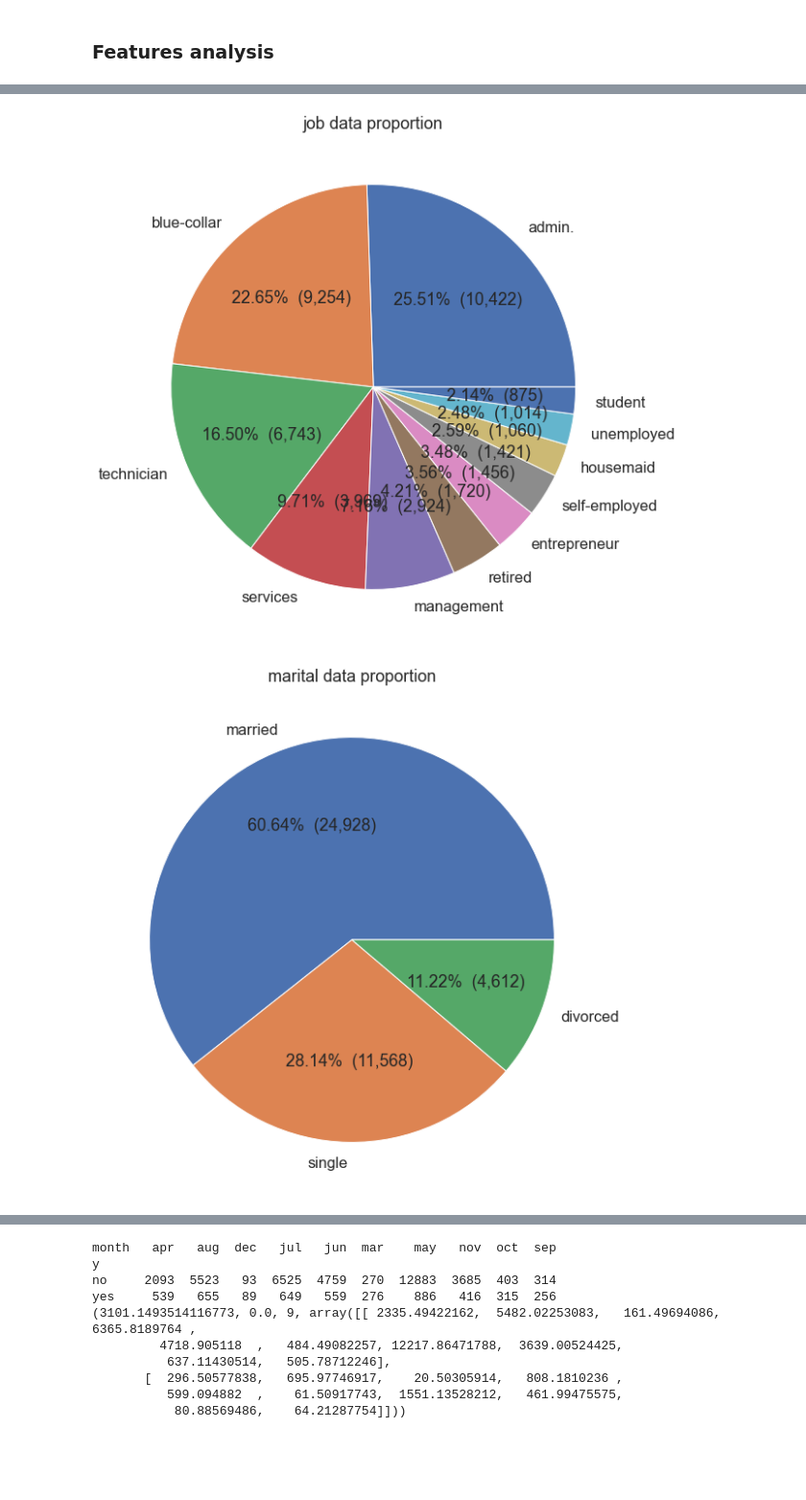
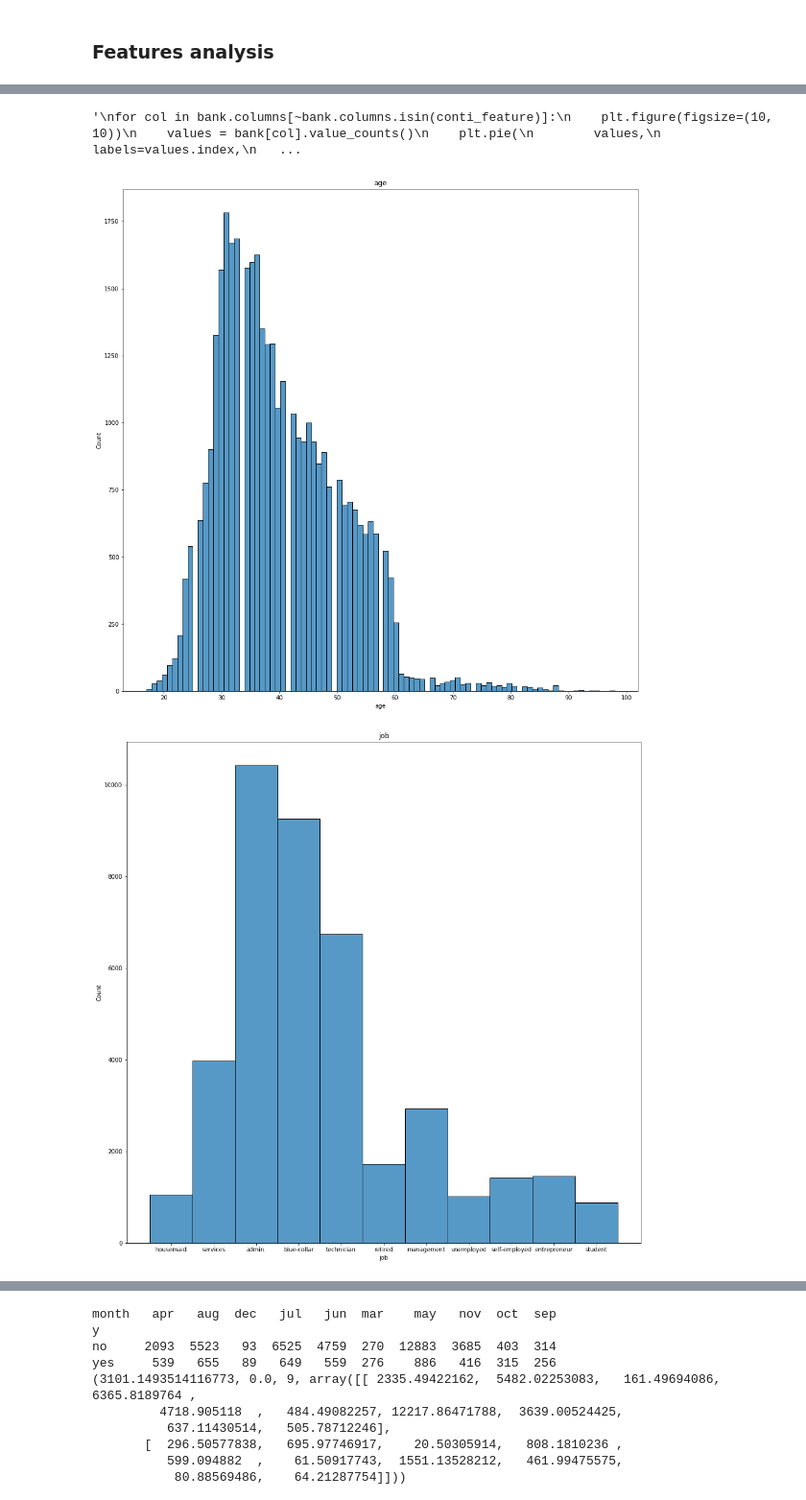
Before and after one commit to JumpyJumpy/Portuguese_Bank_Marketing_Data_Set, a Jupyter notebook: code/eda.ipynb, the cells around one changed output, grey strips where cells are left out. Shown at 96% size. Drawn from its saved outputs; the diff is of its cells as text; code cells hidden in the pictures; blank space fills up the shorter version.

```diff
--- a/code/eda.ipynb
+++ b/code/eda.ipynb
@@ -60,20 +72,27 @@ sns.histplot(bank["previous"], ax = ax[1])
 # %%
 conti_feature = ['age', 'campaign', 'pdays', 'previous', 'emp.var.rate',
                  'cons.price.idx', 'cons.conf.idx',
                  'euribor3m', 'nr.employed', 'duration']
 
 
+for col in bank.columns:
+    plt.figure(figsize=(16,16))
+    sns.histplot(bank[col])
+    plt.title(f"{col}")
 
 
+"""
 for col in bank.columns[~bank.columns.isin(conti_feature)]:
     plt.figure(figsize=(10, 10))
     values = bank[col].value_counts()
     plt.pie(
         values,
         labels=values.index,
         autopct=lambda p: '{:.2f}%  ({:,.0f})'.format(p, p * sum(values) / 100),)
     plt.title(f"{col} data proportion")
     plt.show()
+"""
 # %% [output]
+'\nfor col in bank.columns[~bank.columns.isin(conti_feature)]:\n    plt.figure(figsize=(10, 10))\n    values = bank[col].value_counts()\n    plt.pie(\n        values,\n        labels=values.index,\n   ...
-[figure, old version]
+[figure, new version]
-[figure, old version]
+[figure, new version]
```
Also changed, not shown: parts of 16 cells of this notebook, 6 other files.
